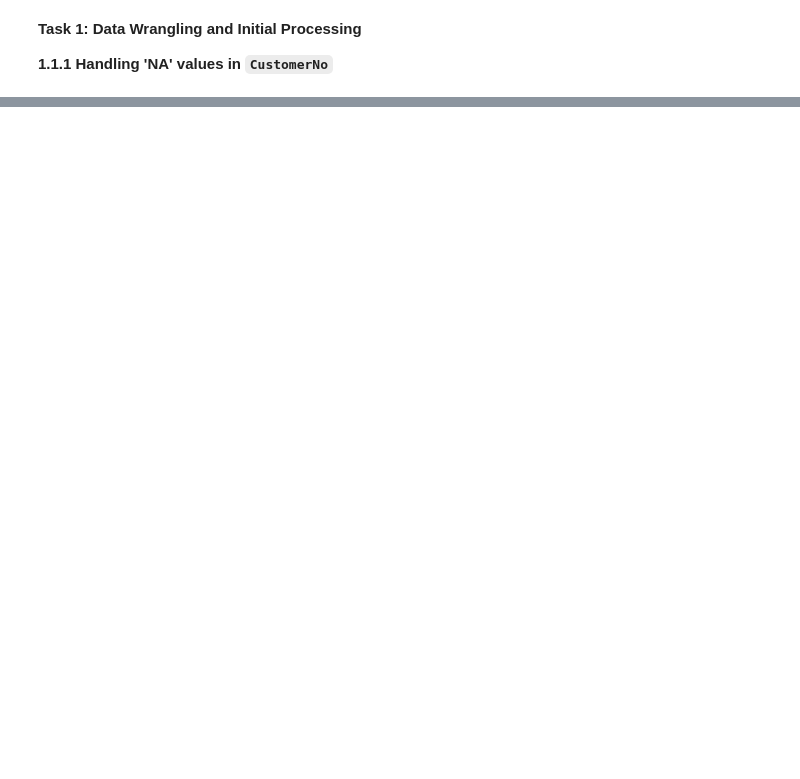
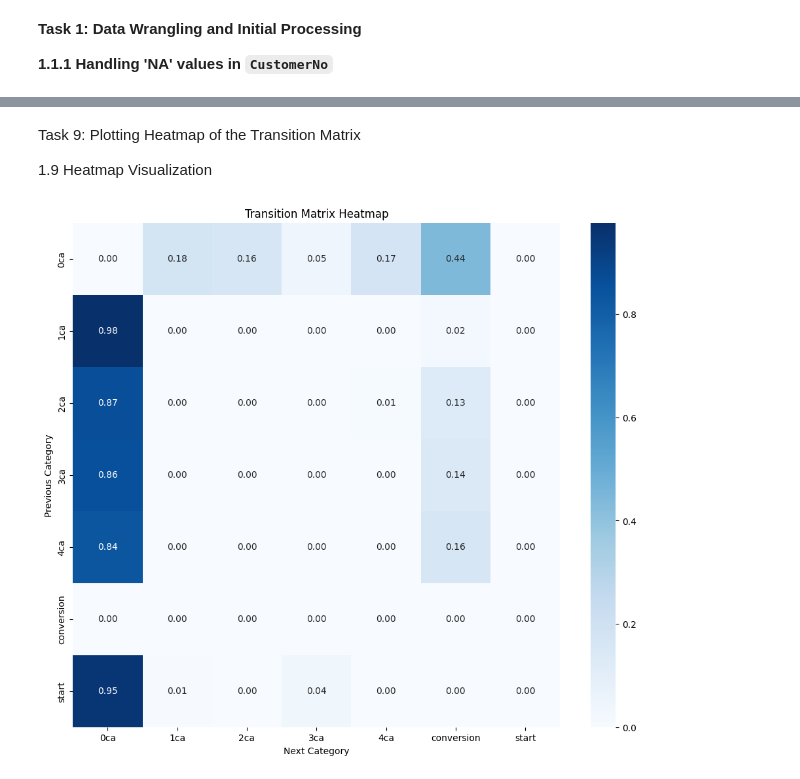
Before and after one commit to HarshKapr/Cloud, a Jupyter notebook: Assesment2_SIG742_Harsh_Pavan_Team19.ipynb, the cells around one changed output, grey strips where cells are left out. Drawn from its saved outputs; the diff is of its cells as text; code cells hidden in the pictures; blank space fills up the shorter version.

```diff
--- a/Assesment2_SIG742_Harsh_Pavan_Team19.ipynb
+++ b/Assesment2_SIG742_Harsh_Pavan_Team19.ipynb
@@ -57,0 +327,5 @@ NameError: name 'df' is not defined
+# %%
+# Add prod_len column
+df_1["prod_len"] = df_1["product_category_processed"].apply(len)
+# Show the first 5 rows
+df_1.head(5)
@@ -57,0 +341,9 @@ NameError: name 'df' is not defined
+# %%
+def data_processing(df, maxlength=3, minlength=1):
+   df = df[(df["prod_len"] >= minlength) & (df["prod_len"] <= maxlength)]
+   df["path"] = df["product_category_processed"].apply(lambda x: "start > " + " > ".join(x) + " > conversion")
+   return df
+# Apply the function to create df_2
+df_2 = data_processing(df_1, maxlength=5, minlength=2)
+# Show the top 10 rows
+df_2.head(10)
@@ -57,0 +371,14 @@ NameError: name 'df' is not defined
+# %%
+from collections import defaultdict
+def pattern_search(df):
+   pattern_dict = defaultdict(int)
+   for path in df["path"]:
+       steps = path.split(" > ")
+       for i in range(len(steps) - 1):
+           pattern_dict[(steps[i], steps[i+1])] += 1
+   return pattern_dict
+# Analyze patterns
+pattern_dict = pattern_search(df_2)
+pattern_df = pd.DataFrame(list(pattern_dict.items()), columns=["Step", "Count"]).sort_values(by="Count", ascending=False)
+# Show the top 5 patterns
+pattern_df.head(5)
@@ -57,0 +392,22 @@ NameError: name 'df' is not defined
+# %% [markdown]
+Task 9: Plotting Heatmap of the Transition Matrix
+
+1.9 Heatmap Visualization
+# %%
+import numpy as np
+# Create a transition matrix
+categories = sorted(set([step[0] for step in pattern_dict.keys()] + [step[1] for step in pattern_dict.keys()]))
+transition_matrix = pd.DataFrame(0, index=categories, columns=categories)
+for (start, end), count in pattern_dict.items():
+   transition_matrix.loc[start, end] = count
+# Normalize the matrix
+transition_matrix = transition_matrix.div(transition_matrix.sum(axis=1), axis=0).fillna(0)
+# Plot the heatmap
+plt.figure(figsize=(12, 10))
+sns.heatmap(transition_matrix, annot=True, cmap="Blues", fmt=".2f")
+plt.title("Transition Matrix Heatmap")
+plt.xlabel("Next Category")
+plt.ylabel("Previous Category")
+plt.show()
+# %% [output]
+[figure, added]
```
Also changed, not shown: parts of 46 cells of this notebook.
